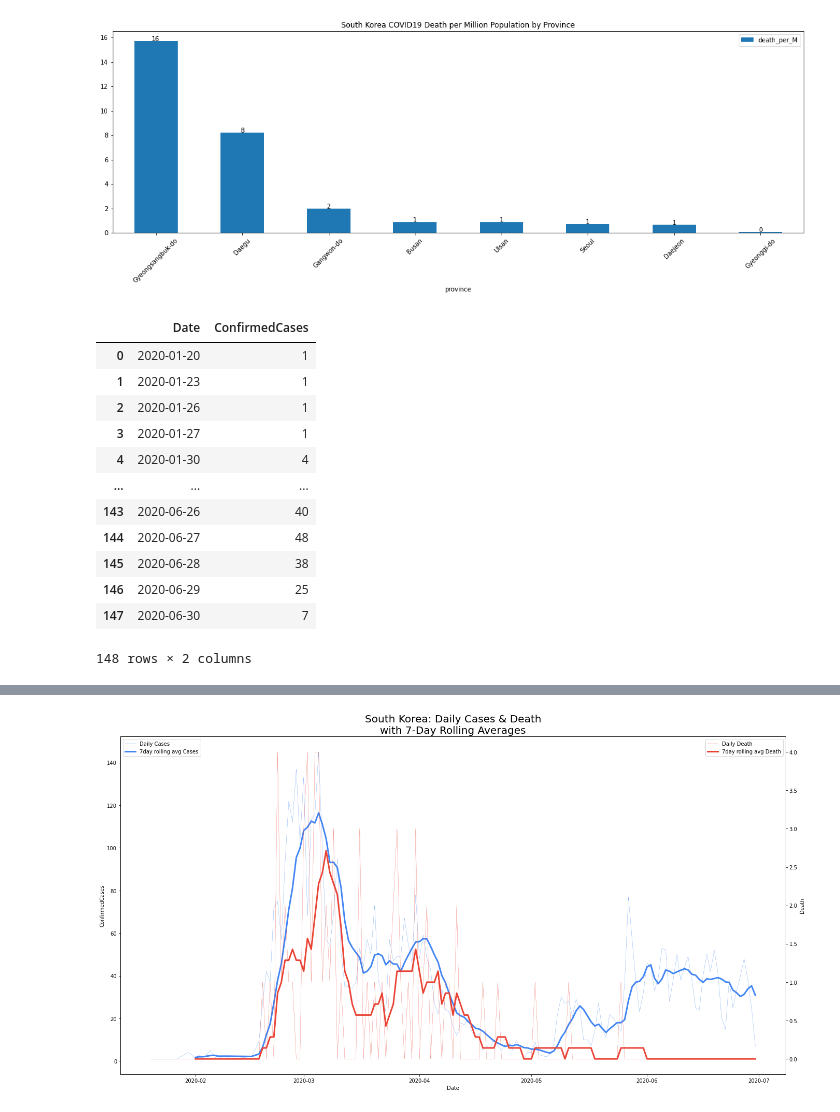
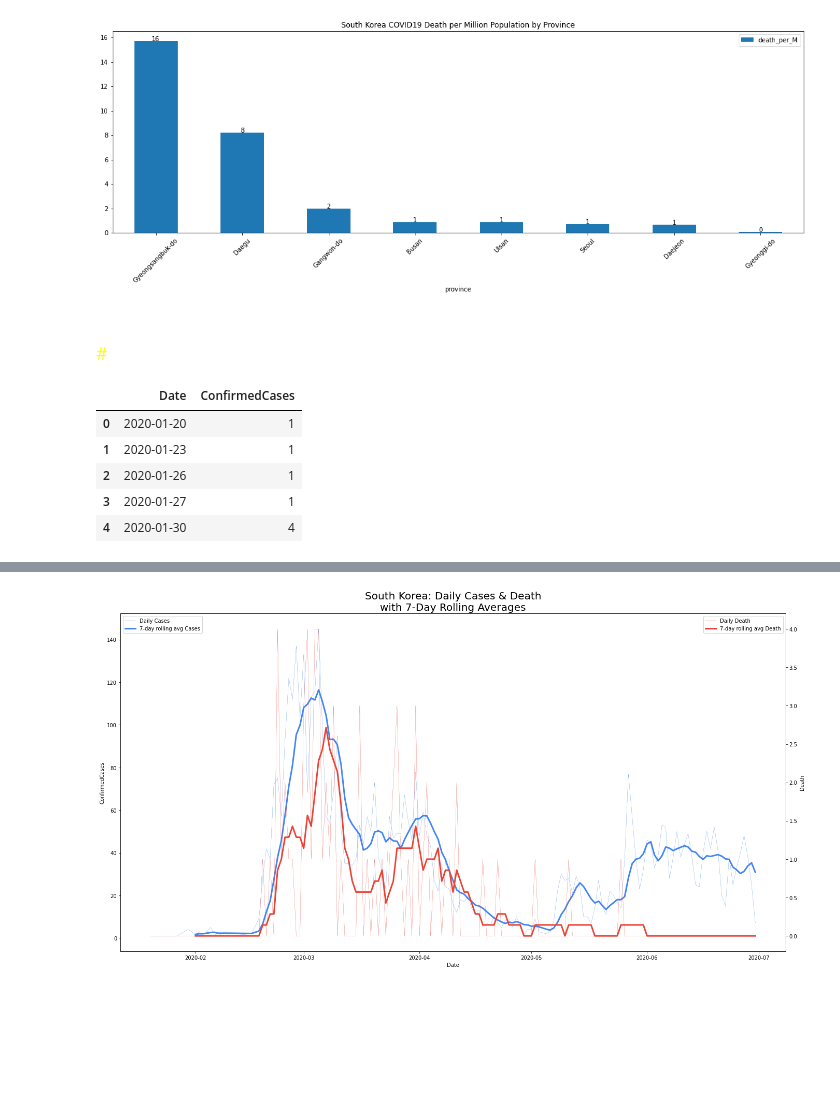
Before and after one commit to Wenjun-Mao/COVID-19-in-South-Korea-SIADS-591-Milestone-I, a Jupyter notebook: wjmao.ipynb, the cells around one changed output, grey strips where cells are left out. Saved outputs shown, nothing was run; the diff lists cells and outputs as text; code cells hidden in the pictures; blank space fills up the shorter version.

```diff
--- a/wjmao.ipynb
+++ b/wjmao.ipynb
@@ -397,24 +401,22 @@ for index, num in enumerate(df_deceased_groupby_province['death_per_M']):
     barchart.text(index, num, str(num_rounded_int), horizontalalignment = 'center')
 # %% [output]
 [figure]
+# %% [markdown]
+<font color='white' size = 5>
+2.4 Let's look at it by date<br>
+<font color='yellow' size = 4>
+#
 # %%
 df_daily_confirm = df.groupby(by=['confirmed_date']).count()['patient_id'].reset_index(name='ConfirmedCases')
 df_daily_confirm.rename(columns={'confirmed_date':'Date'}, inplace = True)
-df_daily_confirm
+df_daily_confirm.head(5)
 # %% [output]
 |  | Date | ConfirmedCases |
 | 0 | 2020-01-20 | 1 |
 | 1 | 2020-01-23 | 1 |
 | 2 | 2020-01-26 | 1 |
 | 3 | 2020-01-27 | 1 |
 | 4 | 2020-01-30 | 4 |
-| ... | ... | ... |
-| 143 | 2020-06-26 | 40 |
-| 144 | 2020-06-27 | 48 |
-| 145 | 2020-06-28 | 38 |
-| 146 | 2020-06-29 | 25 |
-| 147 | 2020-06-30 | 7 |
-148 rows × 2 columns
 # %%
 df_daily_death = df_deceased.groupby(by=['deceased_date']).count()['patient_id'].reset_index(name='Death')
 df_daily_death.rename(columns={'deceased_date':'Date'}, inplace = True)
```
Also changed, not shown: parts of 5 cells of this notebook.
